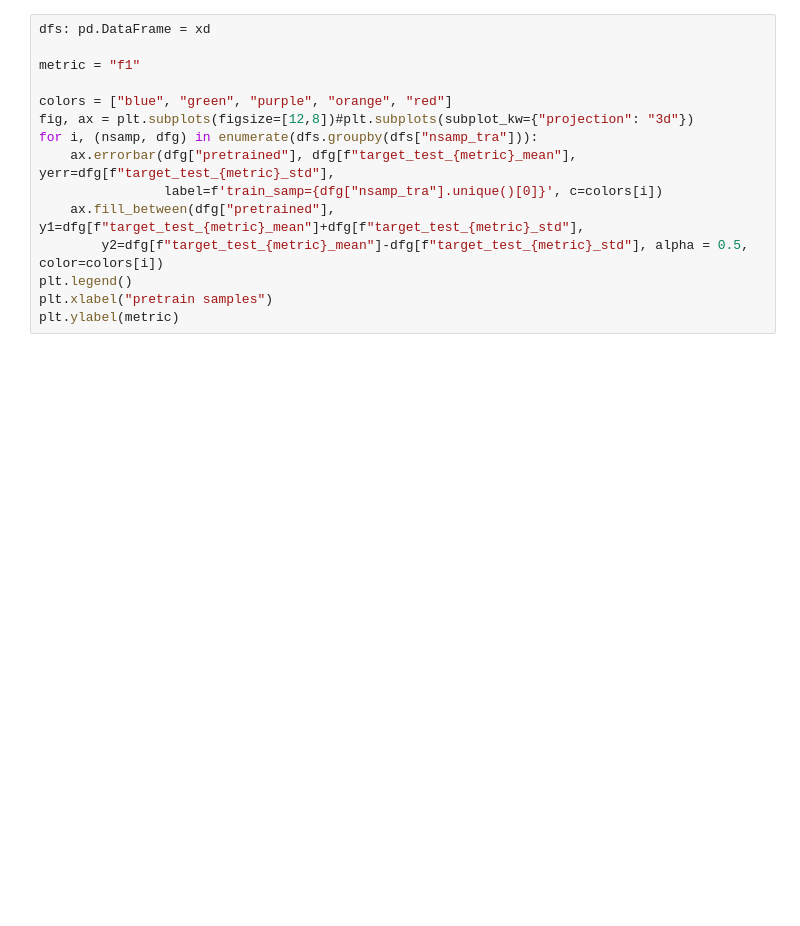
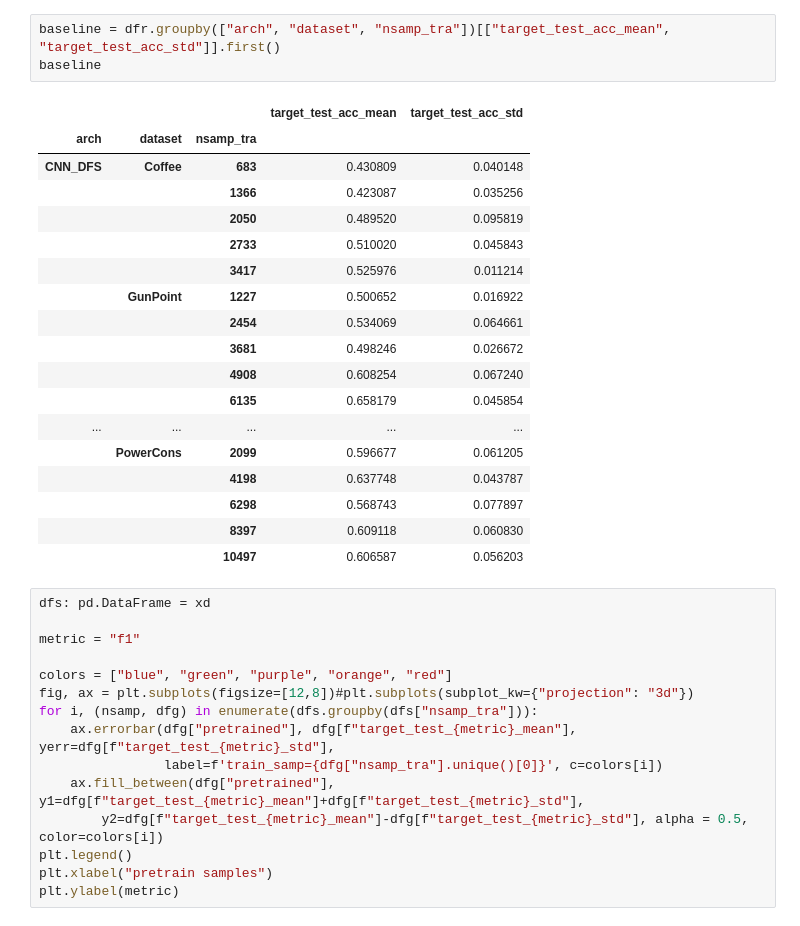
Before and after one commit to mbisan/s3ts, a Jupyter notebook: graphs.ipynb, the cells around one changed output. Drawn from its saved outputs; the diff is of its cells as text; blank space fills up the shorter version.

```diff
--- a/graphs.ipynb
+++ b/graphs.ipynb
@@ -78,3 +42,25 @@ xd
+# %%
+baseline = dfr.groupby(["arch", "dataset", "nsamp_tra"])[["target_test_acc_mean", "target_test_acc_std"]].first()
+baseline
+# %% [output]
+|  |  |  | target_test_acc_mean | target_test_acc_std |
+| arch | dataset | nsamp_tra |  |  |
+| CNN_DFS | Coffee | 683 | 0.430809 | 0.040148 |
+|  |  | 1366 | 0.423087 | 0.035256 |
+|  |  | 2050 | 0.489520 | 0.095819 |
+|  |  | 2733 | 0.510020 | 0.045843 |
+|  |  | 3417 | 0.525976 | 0.011214 |
+|  | GunPoint | 1227 | 0.500652 | 0.016922 |
+|  |  | 2454 | 0.534069 | 0.064661 |
+|  |  | 3681 | 0.498246 | 0.026672 |
+|  |  | 4908 | 0.608254 | 0.067240 |
+|  |  | 6135 | 0.658179 | 0.045854 |
+| ... | ... | ... | ... | ... |
+|  | PowerCons | 2099 | 0.596677 | 0.061205 |
+|  |  | 4198 | 0.637748 | 0.043787 |
+|  |  | 6298 | 0.568743 | 0.077897 |
+|  |  | 8397 | 0.609118 | 0.060830 |
+|  |  | 10497 | 0.606587 | 0.056203 |
 # %%
 dfs: pd.DataFrame = xd
 
```
Also changed, not shown: parts of 9 cells of this notebook, 19 other files.
